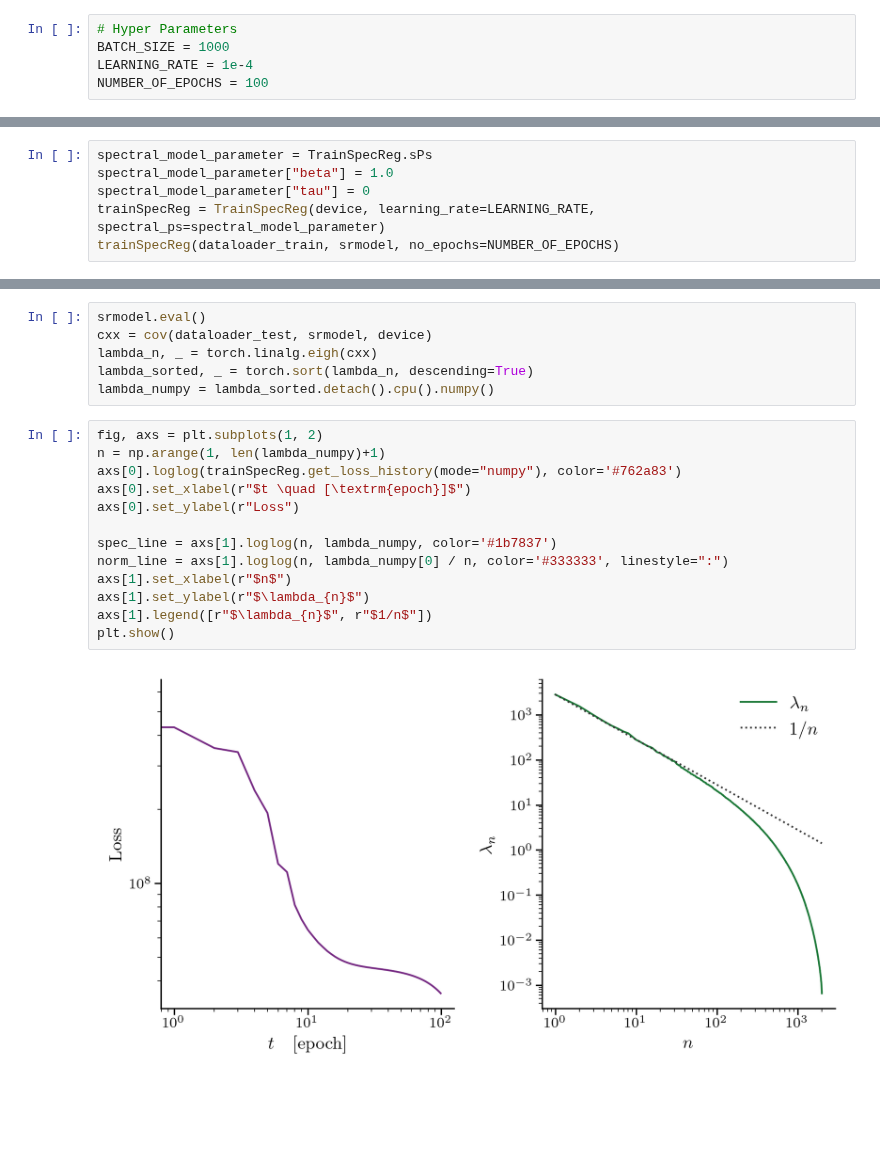
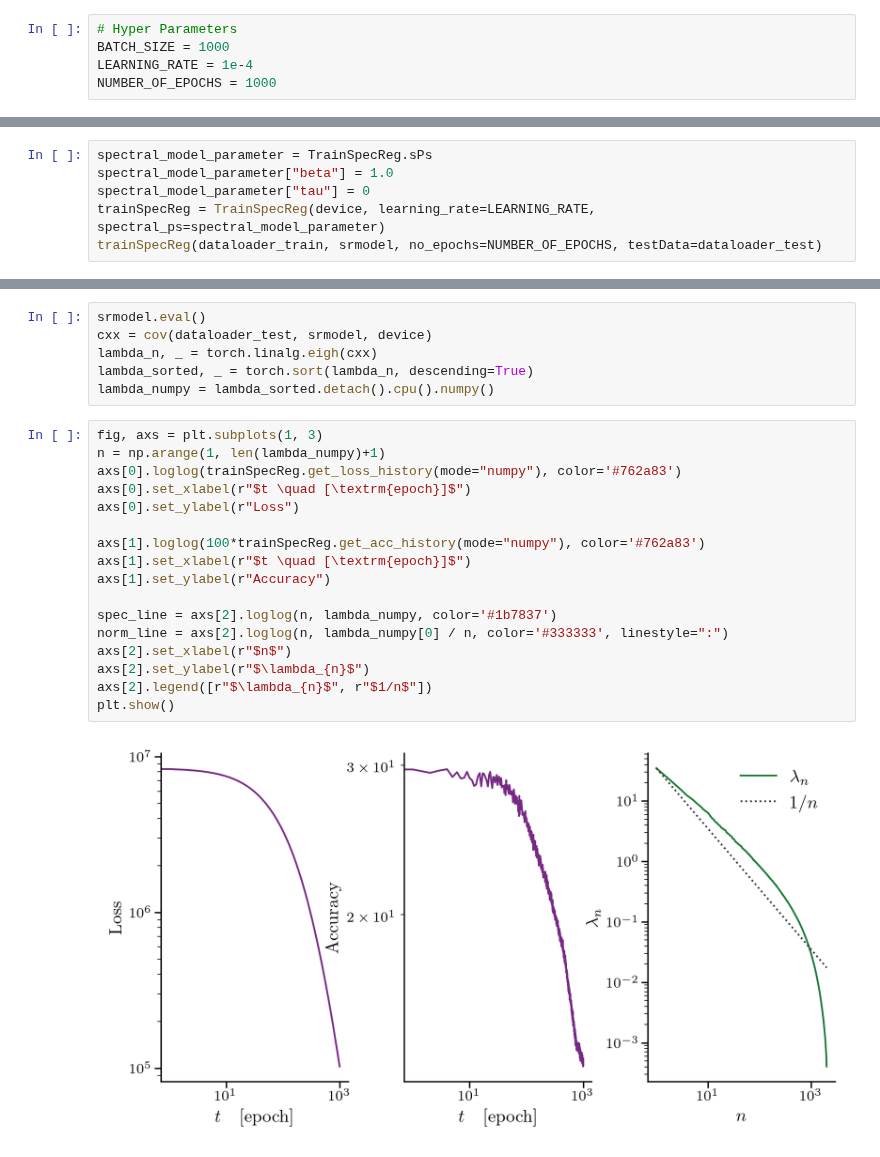
Before and after one commit to holzhauk/LocalLearning, a Jupyter notebook: notebooks/SpectralReg.ipynb, the cells around one changed output, grey strips where cells are left out. Cells and saved outputs as stored; diff of their text form; blank space fills up the shorter version.

```diff
--- a/notebooks/SpectralReg.ipynb
+++ b/notebooks/SpectralReg.ipynb
@@ -34,7 +34,7 @@ else:
 # Hyper Parameters
 BATCH_SIZE = 1000
 LEARNING_RATE = 1e-4
-NUMBER_OF_EPOCHS = 100
+NUMBER_OF_EPOCHS = 1000
 # %%
 class Model(nn.Module):
 
@@ -270,4 +292,4 @@ spectral_model_parameter = TrainSpecReg.sPs
 spectral_model_parameter["beta"] = 1.0
 spectral_model_parameter["tau"] = 0
 trainSpecReg = TrainSpecReg(device, learning_rate=LEARNING_RATE, spectral_ps=spectral_model_parameter)
-trainSpecReg(dataloader_train, srmodel, no_epochs=NUMBER_OF_EPOCHS)
+trainSpecReg(dataloader_train, srmodel, no_epochs=NUMBER_OF_EPOCHS, testData=dataloader_test)
@@ -278,17 +312,21 @@ lambda_n, _ = torch.linalg.eigh(cxx)
 lambda_sorted, _ = torch.sort(lambda_n, descending=True)
 lambda_numpy = lambda_sorted.detach().cpu().numpy()
 # %%
-fig, axs = plt.subplots(1, 2)
+fig, axs = plt.subplots(1, 3)
 n = np.arange(1, len(lambda_numpy)+1)
 axs[0].loglog(trainSpecReg.get_loss_history(mode="numpy"), color='#762a83')
 axs[0].set_xlabel(r"$t \quad [\textrm{epoch}]$")
 axs[0].set_ylabel(r"Loss")
 
-spec_line = axs[1].loglog(n, lambda_numpy, color='#1b7837')
-norm_line = axs[1].loglog(n, lambda_numpy[0] / n, color='#333333', linestyle=":")
-axs[1].set_xlabel(r"$n$")
-axs[1].set_ylabel(r"$\lambda_{n}$")
-axs[1].legend([r"$\lambda_{n}$", r"$1/n$"])
+axs[1].loglog(100*trainSpecReg.get_acc_history(mode="numpy"), color='#762a83')
+axs[1].set_xlabel(r"$t \quad [\textrm{epoch}]$")
+axs[1].set_ylabel(r"Accuracy")
+
+spec_line = axs[2].loglog(n, lambda_numpy, color='#1b7837')
+norm_line = axs[2].loglog(n, lambda_numpy[0] / n, color='#333333', linestyle=":")
+axs[2].set_xlabel(r"$n$")
+axs[2].set_ylabel(r"$\lambda_{n}$")
+axs[2].legend([r"$\lambda_{n}$", r"$1/n$"])
 plt.show()
 # %% [output]
-[figure, old version]
+[figure, new version]
```
Also changed, not shown: parts of 2 cells of this notebook, 1 other file.
